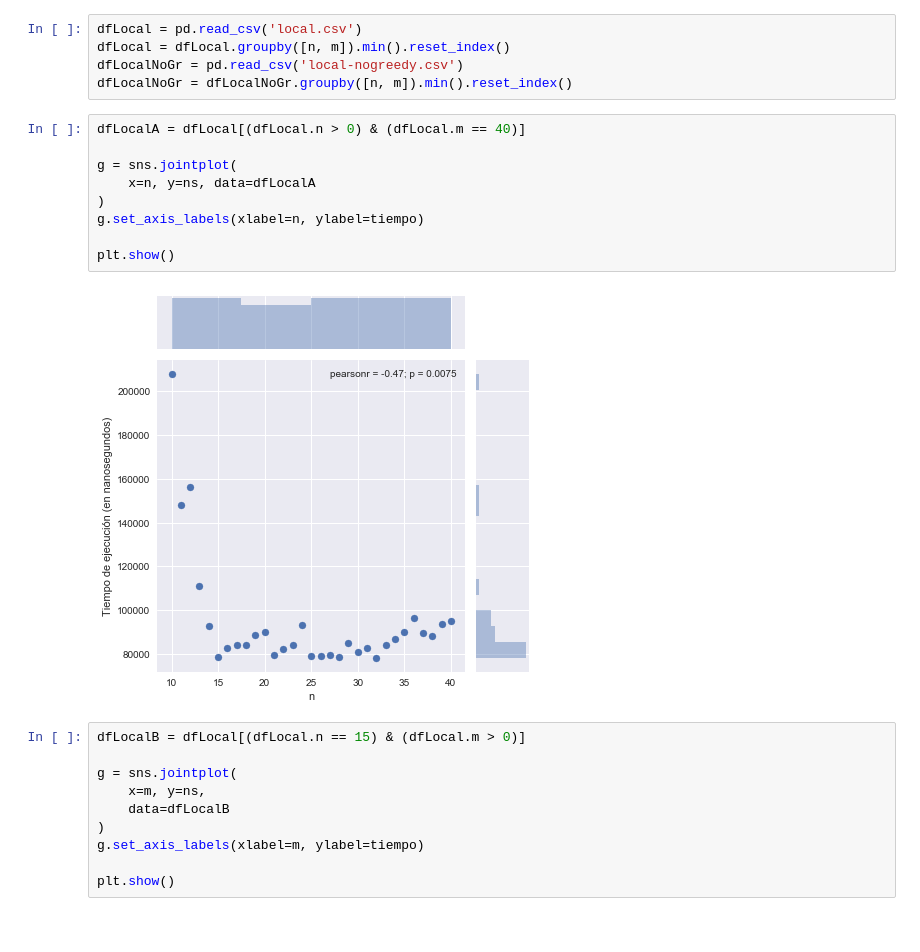
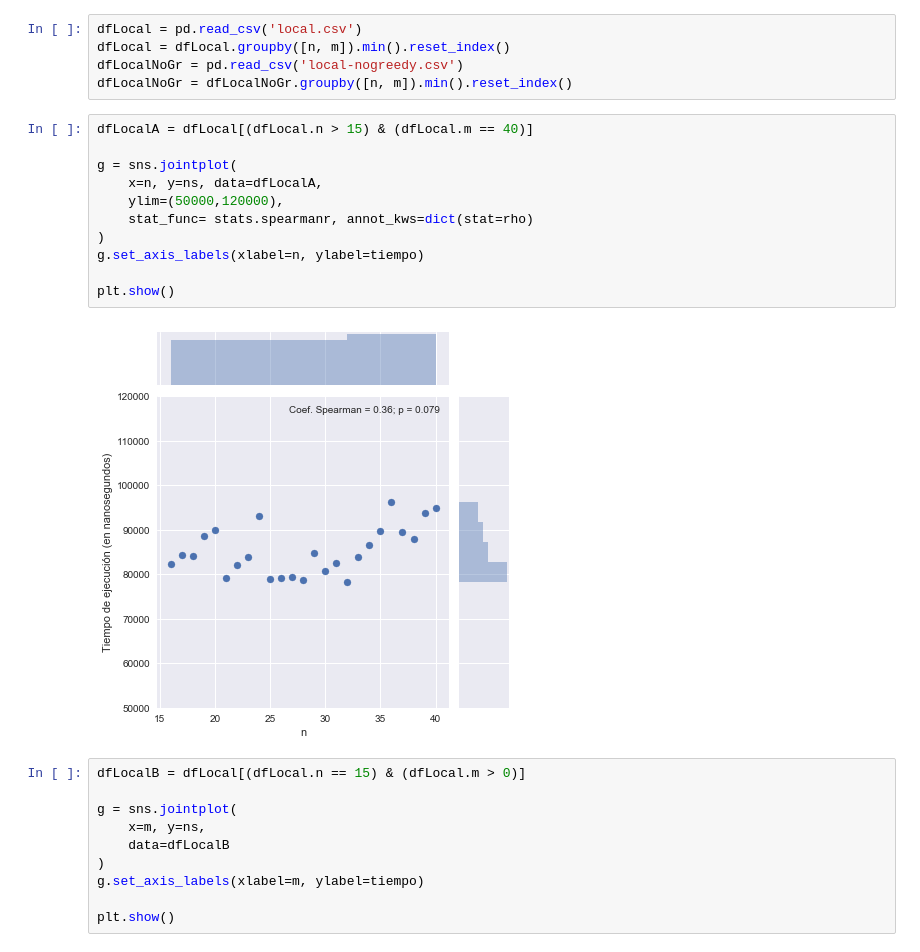
Before and after one commit to ZebaSz/algo3-tp3, a Jupyter notebook: informe/data/Algo3-TP3.ipynb, the cells around one changed output. Cells and saved outputs as stored; diff of their text form.

```diff
--- a/informe/data/Algo3-TP3.ipynb
+++ b/informe/data/Algo3-TP3.ipynb
@@ -150,16 +257,18 @@ dfLocal = dfLocal.groupby([n, m]).min().reset_index()
 dfLocalNoGr = pd.read_csv('local-nogreedy.csv')
 dfLocalNoGr = dfLocalNoGr.groupby([n, m]).min().reset_index()
 # %%
-dfLocalA = dfLocal[(dfLocal.n > 0) & (dfLocal.m == 40)]
+dfLocalA = dfLocal[(dfLocal.n > 15) & (dfLocal.m == 40)]
 
 g = sns.jointplot(
-    x=n, y=ns, data=dfLocalA
+    x=n, y=ns, data=dfLocalA,
+    ylim=(50000,120000),
+    stat_func= stats.spearmanr, annot_kws=dict(stat=rho)
 )
 g.set_axis_labels(xlabel=n, ylabel=tiempo)
 
 plt.show()
 # %% [output]
-[figure, old version]
+[figure, new version]
 # %%
 dfLocalB = dfLocal[(dfLocal.n == 15) & (dfLocal.m > 0)]
 
```
Also changed, not shown: parts of 8 cells of this notebook, 6 other files.
